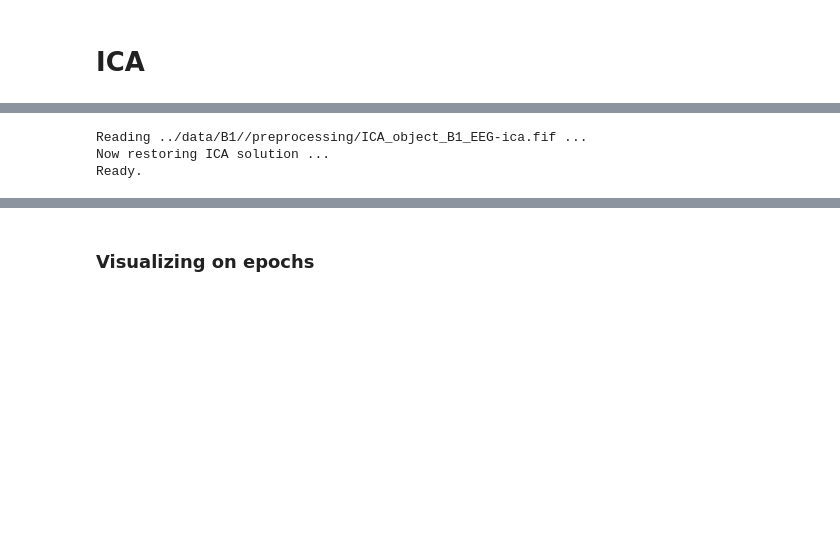
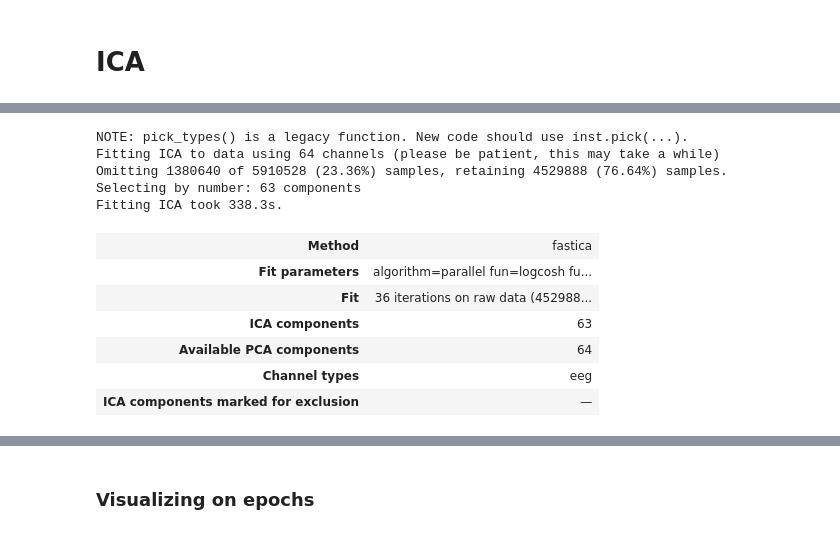
Before and after one commit to LpZamora/RIFT_thesis_expe2, a Jupyter notebook: 1_preprocessing_B1.ipynb, the cells around one changed output, grey strips where cells are left out. Cells and saved outputs as stored; diff of their text form; code cells hidden in the pictures; blank space fills up the shorter version.

```diff
--- a/1_preprocessing_B1.ipynb
+++ b/1_preprocessing_B1.ipynb
@@ -260,12 +251,20 @@ Trigger channel Status has a non-zero initial value of {initial_value} (consider
 1728 events found on stim channel Status
 Event IDs: [3 4 5]
 # %%
-# ica = mne.preprocessing.ICA(n_components = len(raw.pick_types(eeg=True).ch_names)-1, method='fastica', max_iter='auto')
-# ica.fit(raw)
-ica = mne.preprocessing.read_ica(EEG_data_path+'/preprocessing/ICA_object_%s-ica.fif'%name_subj)
+ica = mne.preprocessing.ICA(n_components = len(raw.pick_types(eeg=True).ch_names)-1, method='fastica', max_iter='auto')
+ica.fit(raw)
 # %% [output]
-Reading ../data/B1//preprocessing/ICA_object_B1_EEG-ica.fif ...
-Now restoring ICA solution ...
-Ready.
+NOTE: pick_types() is a legacy function. New code should use inst.pick(...).
+Fitting ICA to data using 64 channels (please be patient, this may take a while)
+Omitting 1380640 of 5910528 (23.36%) samples, retaining 4529888 (76.64%) samples.
+Selecting by number: 63 components
+Fitting ICA took 338.3s.
+| Method | fastica |
+| Fit parameters | algorithm=parallel fun=logcosh fu... |
+| Fit | 36 iterations on raw data (452988... |
+| ICA components | 63 |
+| Available PCA components | 64 |
+| Channel types | eeg |
+| ICA components marked for exclusion | — |
 # %%
 ica.save(EEG_data_path+'/preprocessing/ICA_object_%s-ica.fif'%name_subj, overwrite=True);
```
Also changed, not shown: parts of 17 cells of this notebook, 11 other files.
